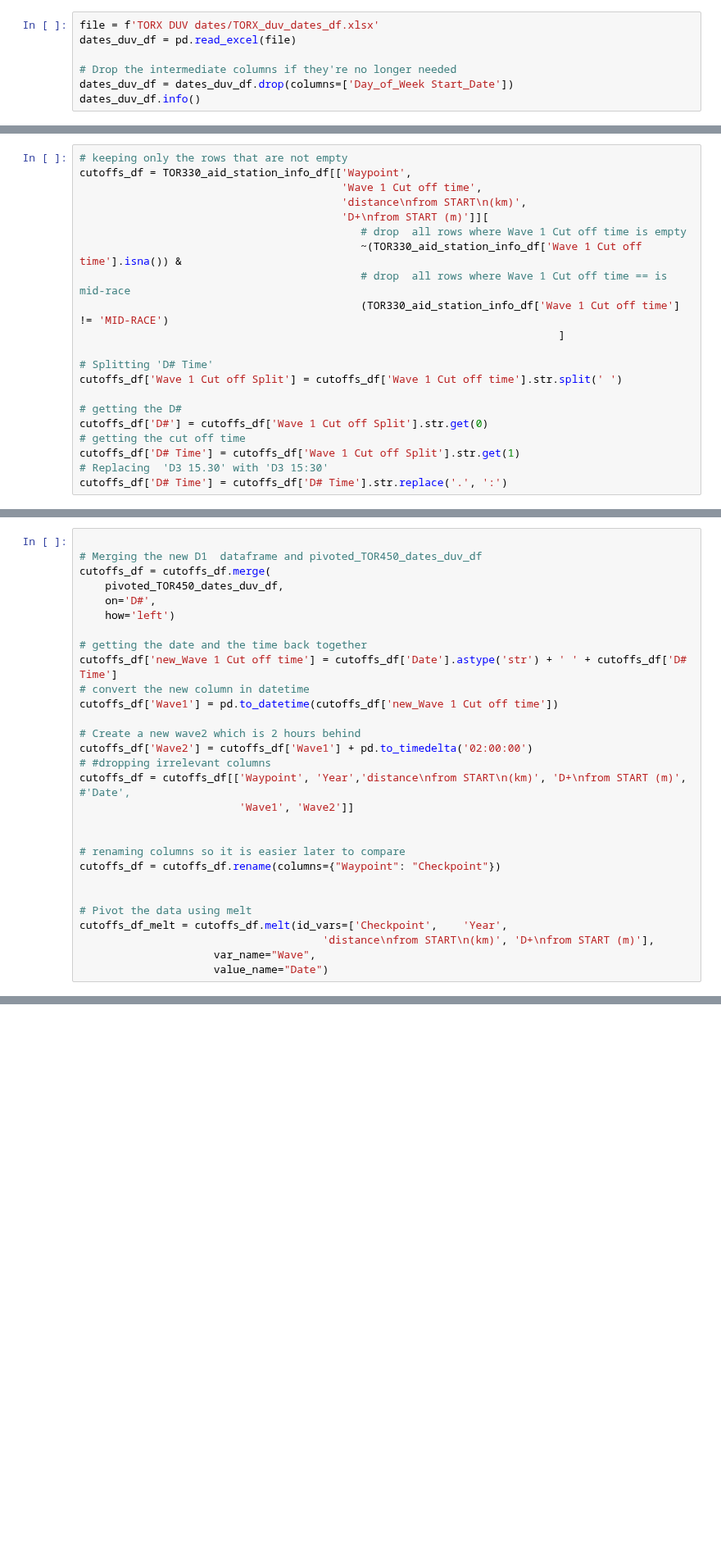
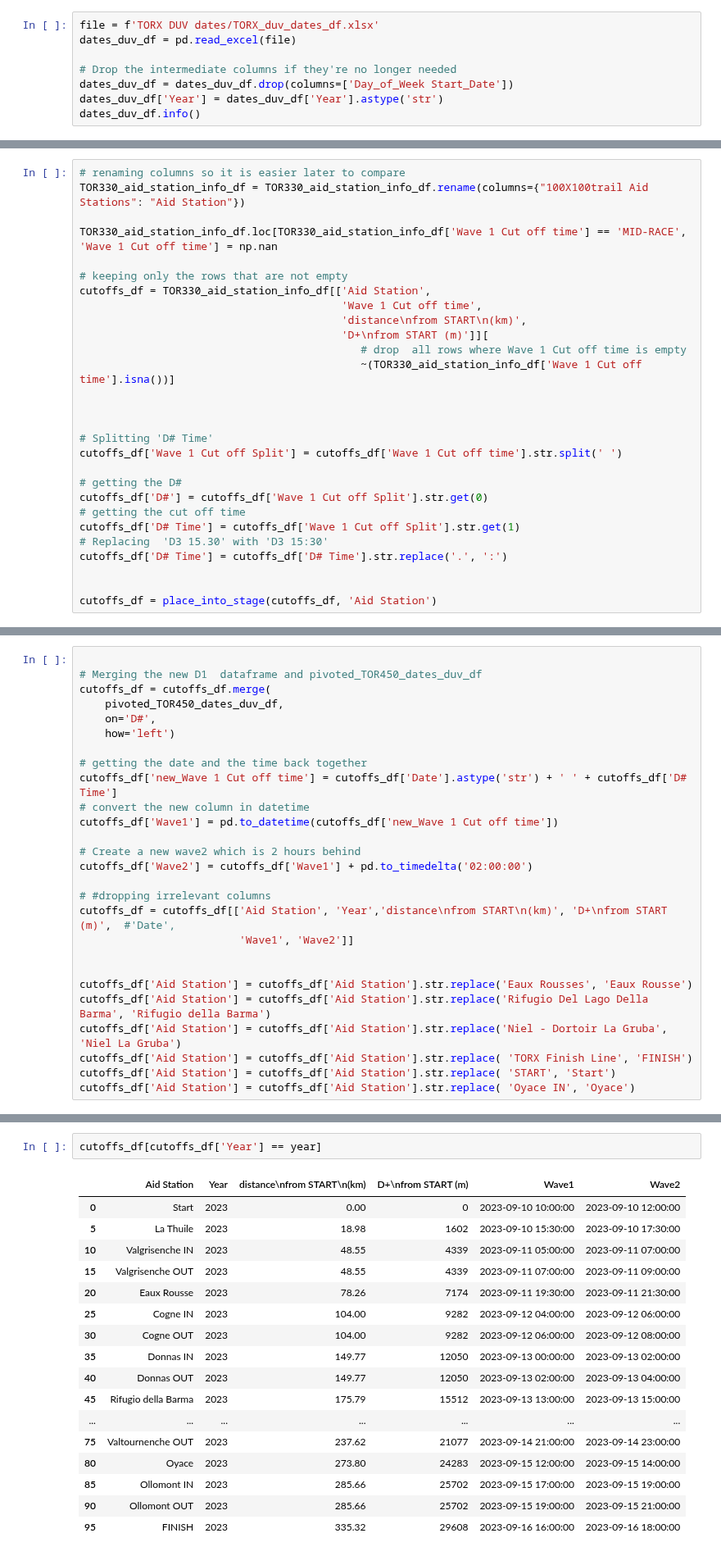
Before and after one commit to kjonina/TORX, a Jupyter notebook: Stage 4 - TOR330 Cut Offs Dataset.ipynb, the cells around one changed output, grey strips where cells are left out. Shown at 82% size. Saved outputs shown, nothing was run; the diff lists cells and outputs as text; blank space fills up the shorter version.

Commit message:
FIxing cut off issues and stage 6

```diff
--- a/Stage 4 - TOR330 Cut Offs Dataset.ipynb
+++ b/Stage 4 - TOR330 Cut Offs Dataset.ipynb
@@ -25,6 +120,7 @@ dates_duv_df = pd.read_excel(file)
 
 # Drop the intermediate columns if they're no longer needed
 dates_duv_df = dates_duv_df.drop(columns=['Day_of_Week Start_Date'])
+dates_duv_df['Year'] = dates_duv_df['Year'].astype('str')
 dates_duv_df.info()
 # %% [output]
 <class 'pandas.core.frame.DataFrame'>
@@ -186,14 +271,18 @@ TOR330_aid_station_info_df
 # %%
+# renaming columns so it is easier later to compare
+TOR330_aid_station_info_df = TOR330_aid_station_info_df.rename(columns={"100X100trail Aid Stations": "Aid Station"})
+
+TOR330_aid_station_info_df.loc[TOR330_aid_station_info_df['Wave 1 Cut off time'] == 'MID-RACE', 'Wave 1 Cut off time'] = np.nan
+
 # keeping only the rows that are not empty
-cutoffs_df = TOR330_aid_station_info_df[['Waypoint',
+cutoffs_df = TOR330_aid_station_info_df[['Aid Station',
                                          'Wave 1 Cut off time',
                                          'distance\nfrom START\n(km)',
                                          'D+\nfrom START (m)']][
                                             # drop  all rows where Wave 1 Cut off time is empty
-                                            ~(TOR330_aid_station_info_df['Wave 1 Cut off time'].isna()) &
-                                            # drop  all rows where Wave 1 Cut off time == is mid-race
-                                            (TOR330_aid_station_info_df['Wave 1 Cut off time'] != 'MID-RACE')
-                                                                           ]
+                                            ~(TOR330_aid_station_info_df['Wave 1 Cut off time'].isna())]
+
+
 
 # Splitting 'D# Time'
 cutoffs_df['Wave 1 Cut off Split'] = cutoffs_df['Wave 1 Cut off time'].str.split(' ')
@@ -204,3 +293,6 @@ cutoffs_df['D#'] = cutoffs_df['Wave 1 Cut off Split'].str.get(0)
 cutoffs_df['D# Time'] = cutoffs_df['Wave 1 Cut off Split'].str.get(1)
 # Replacing  'D3 15.30' with 'D3 15:30'
 cutoffs_df['D# Time'] = cutoffs_df['D# Time'].str.replace('.', ':')
+
+
+cutoffs_df = place_into_stage(cutoffs_df, 'Aid Station')
@@ -221,17 +341,15 @@ cutoffs_df['Wave1'] = pd.to_datetime(cutoffs_df['new_Wave 1 Cut off time'])
 
 # Create a new wave2 which is 2 hours behind
 cutoffs_df['Wave2'] = cutoffs_df['Wave1'] + pd.to_timedelta('02:00:00')
+
 # #dropping irrelevant columns
-cutoffs_df = cutoffs_df[['Waypoint', 'Year','distance\nfrom START\n(km)', 'D+\nfrom START (m)',  #'Date',
+cutoffs_df = cutoffs_df[['Aid Station', 'Year','distance\nfrom START\n(km)', 'D+\nfrom START (m)',  #'Date',
                          'Wave1', 'Wave2']]
 
 
-# renaming columns so it is easier later to compare
-cutoffs_df = cutoffs_df.rename(columns={"Waypoint": "Checkpoint"})
-
-
-# Pivot the data using melt
-cutoffs_df_melt = cutoffs_df.melt(id_vars=['Checkpoint',	'Year',
-                                      'distance\nfrom START\n(km)', 'D+\nfrom START (m)'],
-                     var_name="Wave",
-                     value_name="Date")
+cutoffs_df['Aid Station'] = cutoffs_df['Aid Station'].str.replace('Eaux Rousses', 'Eaux Rousse')
+cutoffs_df['Aid Station'] = cutoffs_df['Aid Station'].str.replace('Rifugio Del Lago Della Barma', 'Rifugio della Barma')
+cutoffs_df['Aid Station'] = cutoffs_df['Aid Station'].str.replace('Niel - Dortoir La Gruba', 'Niel La Gruba')
+cutoffs_df['Aid Station'] = cutoffs_df['Aid Station'].str.replace( 'TORX Finish Line', 'FINISH')
+cutoffs_df['Aid Station'] = cutoffs_df['Aid Station'].str.replace( 'START', 'Start')
+cutoffs_df['Aid Station'] = cutoffs_df['Aid Station'].str.replace( 'Oyace IN', 'Oyace')
@@ -438,0 +418,20 @@ lifebase_cut_offs_df
+# %%
+cutoffs_df[cutoffs_df['Year'] == year]
+# %% [output]
+|  | Aid Station | Year | distance\nfrom START\n(km) | D+\nfrom START (m) | Wave1 | Wave2 |
+| 0 | Start | 2023 | 0.00 | 0 | 2023-09-10 10:00:00 | 2023-09-10 12:00:00 |
+| 5 | La Thuile | 2023 | 18.98 | 1602 | 2023-09-10 15:30:00 | 2023-09-10 17:30:00 |
+| 10 | Valgrisenche IN | 2023 | 48.55 | 4339 | 2023-09-11 05:00:00 | 2023-09-11 07:00:00 |
+| 15 | Valgrisenche OUT | 2023 | 48.55 | 4339 | 2023-09-11 07:00:00 | 2023-09-11 09:00:00 |
+| 20 | Eaux Rousse | 2023 | 78.26 | 7174 | 2023-09-11 19:30:00 | 2023-09-11 21:30:00 |
+| 25 | Cogne IN | 2023 | 104.00 | 9282 | 2023-09-12 04:00:00 | 2023-09-12 06:00:00 |
+| 30 | Cogne OUT | 2023 | 104.00 | 9282 | 2023-09-12 06:00:00 | 2023-09-12 08:00:00 |
+| 35 | Donnas IN | 2023 | 149.77 | 12050 | 2023-09-13 00:00:00 | 2023-09-13 02:00:00 |
+| 40 | Donnas OUT | 2023 | 149.77 | 12050 | 2023-09-13 02:00:00 | 2023-09-13 04:00:00 |
+| 45 | Rifugio della Barma | 2023 | 175.79 | 15512 | 2023-09-13 13:00:00 | 2023-09-13 15:00:00 |
+| ... | ... | ... | ... | ... | ... | ... |
+| 75 | Valtournenche OUT | 2023 | 237.62 | 21077 | 2023-09-14 21:00:00 | 2023-09-14 23:00:00 |
+| 80 | Oyace | 2023 | 273.80 | 24283 | 2023-09-15 12:00:00 | 2023-09-15 14:00:00 |
+| 85 | Ollomont IN | 2023 | 285.66 | 25702 | 2023-09-15 17:00:00 | 2023-09-15 19:00:00 |
+| 90 | Ollomont OUT | 2023 | 285.66 | 25702 | 2023-09-15 19:00:00 | 2023-09-15 21:00:00 |
+| 95 | FINISH | 2023 | 335.32 | 29608 | 2023-09-16 16:00:00 | 2023-09-16 18:00:00 |
```
Also changed, not shown: parts of 39 cells of this notebook, 4 other files.
